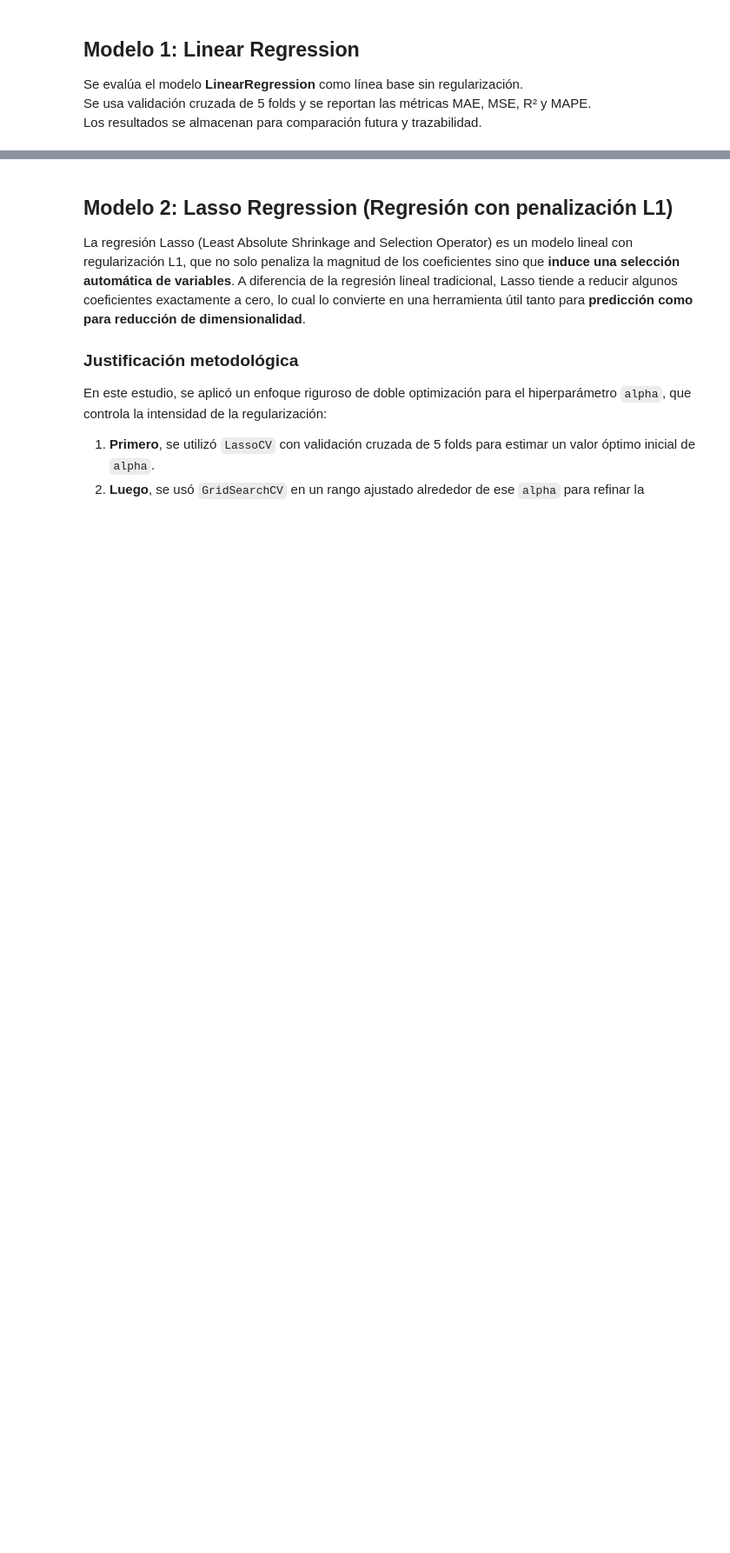
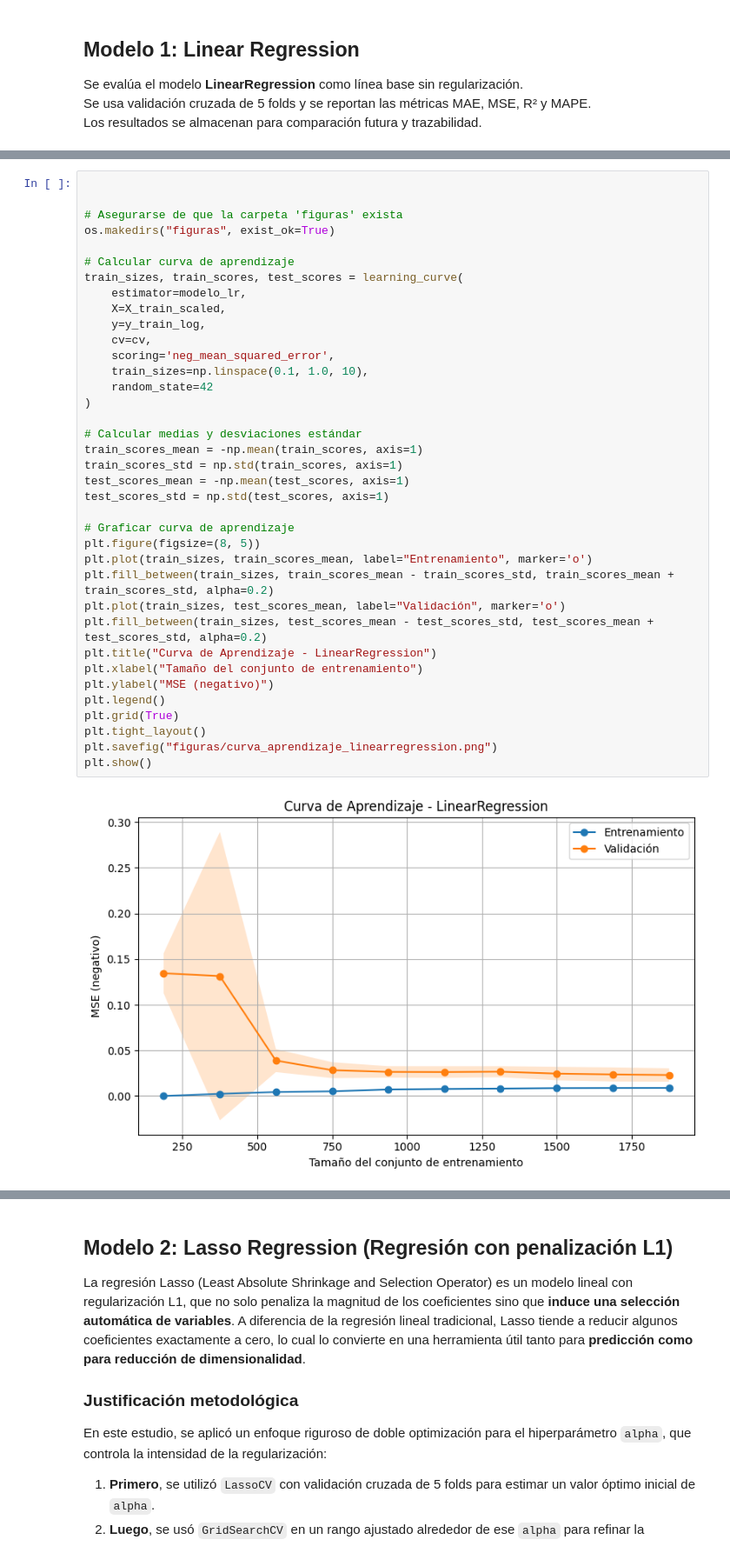
Before and after one commit to johanstevenbejarano/Teoria-de-Aprendizaje-Maquina, a Jupyter notebook: Parcial_1_TAM_2025-1/notebooks/modelos_regresion.ipynb, the cells around one changed output, grey strips where cells are left out. Shown at 87% size. Drawn from its saved outputs; the diff is of its cells as text; blank space fills up the shorter version.

```diff
--- a/Parcial_1_TAM_2025-1/notebooks/modelos_regresion.ipynb
+++ b/Parcial_1_TAM_2025-1/notebooks/modelos_regresion.ipynb
@@ -615,0 +366,39 @@ A pesar de ser un modelo lineal sin regularización, ofrece un desempeño compet
+# %%
+
+
+# Asegurarse de que la carpeta 'figuras' exista
+os.makedirs("figuras", exist_ok=True)
+
+# Calcular curva de aprendizaje
+train_sizes, train_scores, test_scores = learning_curve(
+    estimator=modelo_lr,
+    X=X_train_scaled,
+    y=y_train_log,
+    cv=cv,
+    scoring='neg_mean_squared_error',
+    train_sizes=np.linspace(0.1, 1.0, 10),
+    random_state=42
+)
+
+# Calcular medias y desviaciones estándar
+train_scores_mean = -np.mean(train_scores, axis=1)
+train_scores_std = np.std(train_scores, axis=1)
+test_scores_mean = -np.mean(test_scores, axis=1)
+test_scores_std = np.std(test_scores, axis=1)
+
+# Graficar curva de aprendizaje
+plt.figure(figsize=(8, 5))
+plt.plot(train_sizes, train_scores_mean, label="Entrenamiento", marker='o')
+plt.fill_between(train_sizes, train_scores_mean - train_scores_std, train_scores_mean + train_scores_std, alpha=0.2)
+plt.plot(train_sizes, test_scores_mean, label="Validación", marker='o')
+plt.fill_between(train_sizes, test_scores_mean - test_scores_std, test_scores_mean + test_scores_std, alpha=0.2)
+plt.title("Curva de Aprendizaje - LinearRegression")
+plt.xlabel("Tamaño del conjunto de entrenamiento")
+plt.ylabel("MSE (negativo)")
+plt.legend()
+plt.grid(True)
+plt.tight_layout()
+plt.savefig("figuras/curva_aprendizaje_linearregression.png")
+plt.show()
+# %% [output]
+[figure, added]
```
Also changed, not shown: parts of 74 cells of this notebook.
